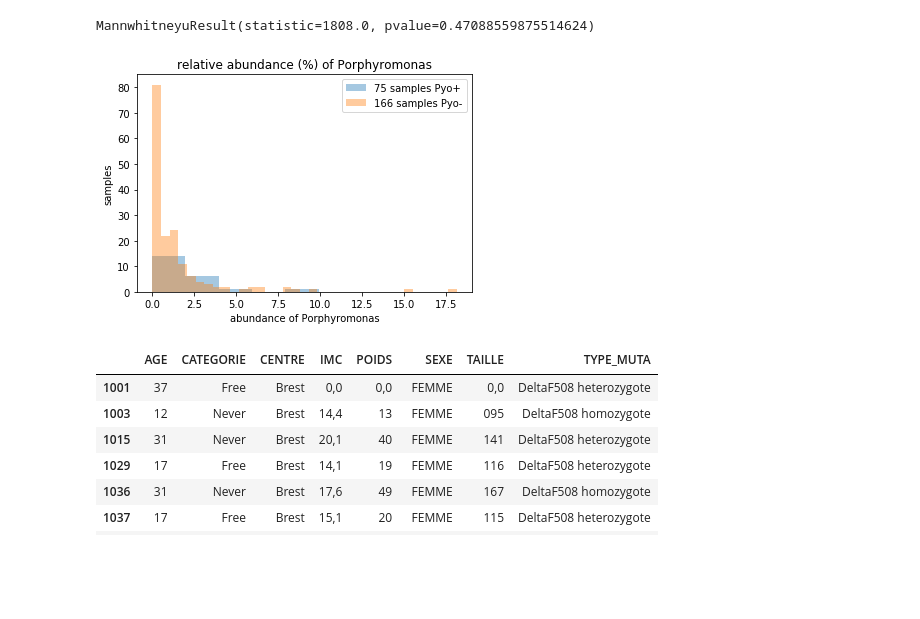
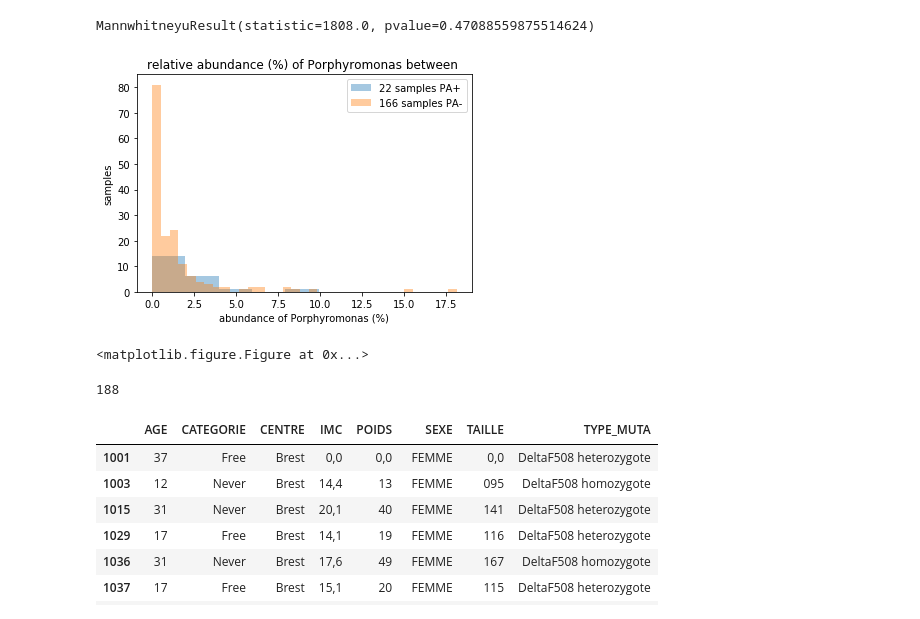
Before and after one commit to dridk/mucobiome, a Jupyter notebook: Mucobiome.ipynb, the cells around one changed output. Saved outputs shown, nothing was run; the diff lists cells and outputs as text; code cells hidden in the pictures; blank space fills up the shorter version.

```diff
--- a/Mucobiome.ipynb
+++ b/Mucobiome.ipynb
@@ -135,14 +115,22 @@ stats.mannwhitneyu(pyo_neg, pyo_plus)
 # %% [output]
 MannwhitneyuResult(statistic=1808.0, pvalue=0.47088559875514624)
 # %%
-sns.distplot(pyo_plus,kde=False, hist=True,label="75 samples Pyo+")
-ax = sns.distplot(pyo_neg,kde=False, hist=True, label="166 samples Pyo-")
+sns.distplot(pyo_plus,kde=False, hist=True,label="22 samples PA+")
+ax = sns.distplot(pyo_neg,kde=False, hist=True, label="166 samples PA-")
 ax.set_title("relative abundance (%) of Porphyromonas between ")
 plt.legend()
 ax.set(ylabel="samples", xlabel="abundance of Porphyromonas (%)")
-plt.savefig("geni.svg", format="svg")
+
+plt.show()
+
+plt.savefig("geni4.svg", format="svg")
 # %% [output]
-[figure, old version]
+[figure, new version]
+<matplotlib.figure.Figure at 0x...>
+# %%
+166+22
+# %% [output]
+188
 # %%
 n  = never[never > 0]
 f  = free[free > 0]
```
Also changed, not shown: parts of 13 cells of this notebook, 3 other files.
